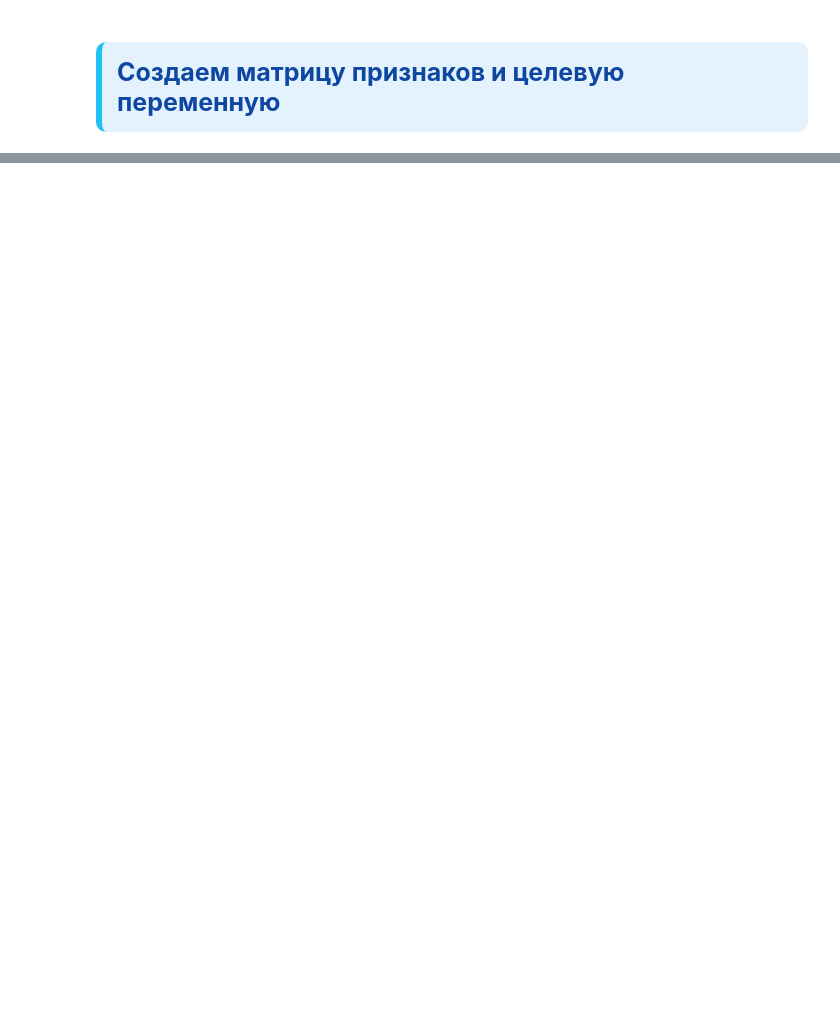
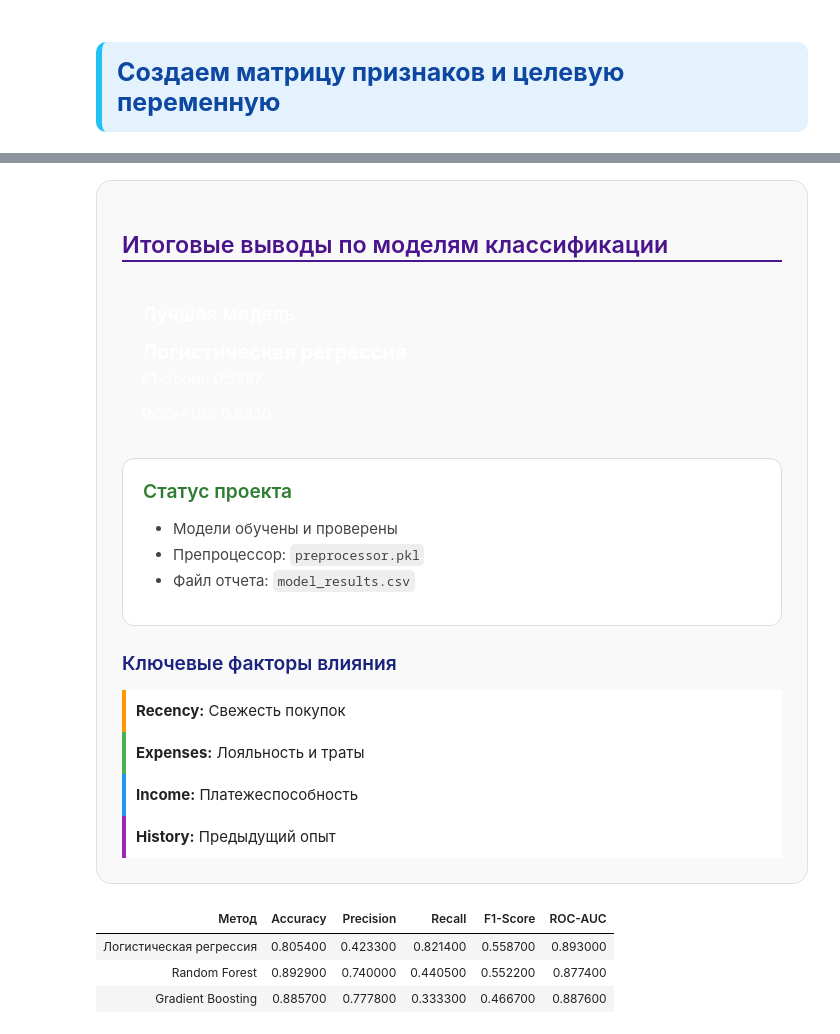
Before and after one commit to YaeKitsune13/MOIBD_coop_project, a Jupyter notebook: Customer_Personality_Analisis.ipynb, the cells around one changed output, grey strips where cells are left out. Drawn from its saved outputs; the diff is of its cells as text; code cells hidden in the pictures; blank space fills up the shorter version.

```diff
--- a/Customer_Personality_Analisis.ipynb
+++ b/Customer_Personality_Analisis.ipynb
@@ -1265,0 +1519,70 @@ joblib.dump(preprocessor, 'preprocessor.pkl')
+# %%
+# 1. Стилизация таблицы Pandas
+styled_table = summary_table.round(4).style.set_table_styles([
+    {'selector': 'th', 'props': [('background-color', '#4a148c'), ('color', 'white'), ('text-align', 'center')]},
+    {'selector': 'td', 'props': [('text-align', 'center'), ('padding', '10px')]}
+]).background_gradient(cmap='BuPu', subset=['F1-Score', 'ROC-AUC']).hide(axis='index')
+
+# 2. Формирование HTML-блока с выводами
+html_output = f"""
+<div style="font-family: 'Segoe UI', Tahoma, Geneva, Verdana, sans-serif; border: 1px solid #e0e0e0; border-radius: 15px; padding: 25px; background-color: #f9f9f9; box-shadow: 0 4px 8px rgba(0,0,0,0.05);">
+
+    <!-- Заголовок -->
+    <h2 style="color: #4a148c; border-bottom: 2px solid #4a148c; padding-bottom: 10px;">Итоговые выводы по моделям классификации</h2>
+
+    <div style="display: flex; gap: 20px; margin-top: 20px;">
+        <!-- Карточка лучшей модели -->
+        <div style="flex: 1; background: linear-gradient(135deg, #6e8efb, #a777e3); color: white; padding: 20px; border-radius: 12px; box-shadow: 0 4px 15px rgba(110, 142, 251, 0.4);">
+            <h3 style="margin-top: 0;">Лучшая модель</h3>
+            <p style="font-size: 20px; font-weight: bold; margin-bottom: 5px;">{best_model_name}</p>
+            <p style="margin: 0; opacity: 0.9;">F1-Score: {best_model_score:.4f}</p>
+            <p style="margin: 0; opacity: 0.9;">ROC-AUC: {auc_scores[best_model_name]:.4f}</p>
+        </div>
+
+        <!-- Карточка статуса -->
+        <div style="flex: 1; background-color: white; padding: 20px; border-radius: 12px; border: 1px solid #ddd;">
+            <h3 style="margin-top: 0; color: #2e7d32;">Статус проекта</h3>
+            <ul style="padding-left: 20px; color: #444;">
+                <li>Модели обучены и проверены</li>
+                <li>Препроцессор: <code>preprocessor.pkl</code></li>
+                <li>Файл отчета: <code>model_results.csv</code></li>
+            </ul>
+        </div>
+    </div>
+
+    <!-- Секция с факторами -->
+    <div style="margin-top: 25px;">
+        <h3 style="color: #1a237e;">Ключевые факторы влияния</h3>
+        <div style="display: grid; grid-template-columns: 1fr 1fr; gap: 10px;">
+            <div style="padding: 10px; background: #fff; border-left: 4px solid #ff9800;"><b>Recency:</b> Свежесть покупок</div>
+            <div style="padding: 10px; background: #fff; border-left: 4px solid #4caf50;"><b>Expenses:</b> Лояльность и траты</div>
+            <div style="padding: 10px; background: #fff; border-left: 4px solid #2196f3;"><b>Income:</b> Платежеспособность</div>
+            <div style="padding: 10px; background: #fff; border-left: 4px solid #9c27b0;"><b>History:</b> Предыдущий опыт</div>
+        </div>
+    </div>
+</div>
+"""
+
+# Вывод всего в Jupyter
+display(HTML(html_output))
+print("\n") # Небольшой отступ
+display(styled_table)
+# %% [output]
+Итоговые выводы по моделям классификации
+Лучшая модель
+Логистическая регрессия
+F1-Score: 0.5587
+ROC-AUC: 0.8930
+Статус проекта
+Модели обучены и проверены
+Препроцессор: preprocessor.pkl
+Файл отчета: model_results.csv
+Ключевые факторы влияния
+Recency: Свежесть покупок
+Expenses: Лояльность и траты
+Income: Платежеспособность
+History: Предыдущий опыт
+| Метод | Accuracy | Precision | Recall | F1-Score | ROC-AUC |
+| Логистическая регрессия | 0.805400 | 0.423300 | 0.821400 | 0.558700 | 0.893000 |
+| Random Forest | 0.892900 | 0.740000 | 0.440500 | 0.552200 | 0.877400 |
+| Gradient Boosting | 0.885700 | 0.777800 | 0.333300 | 0.466700 | 0.887600 |
```
Also changed, not shown: parts of 24 cells of this notebook, 2 other files.
